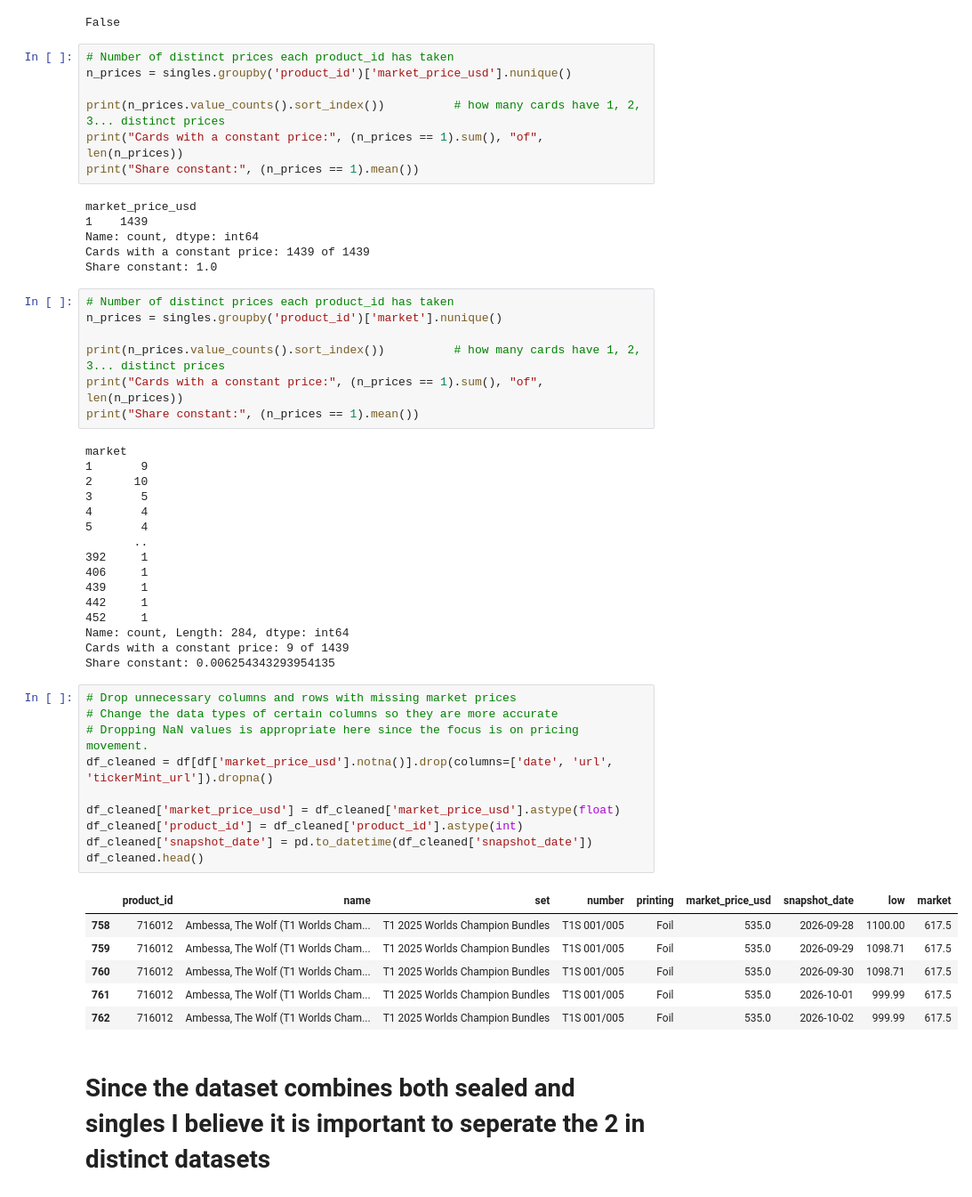
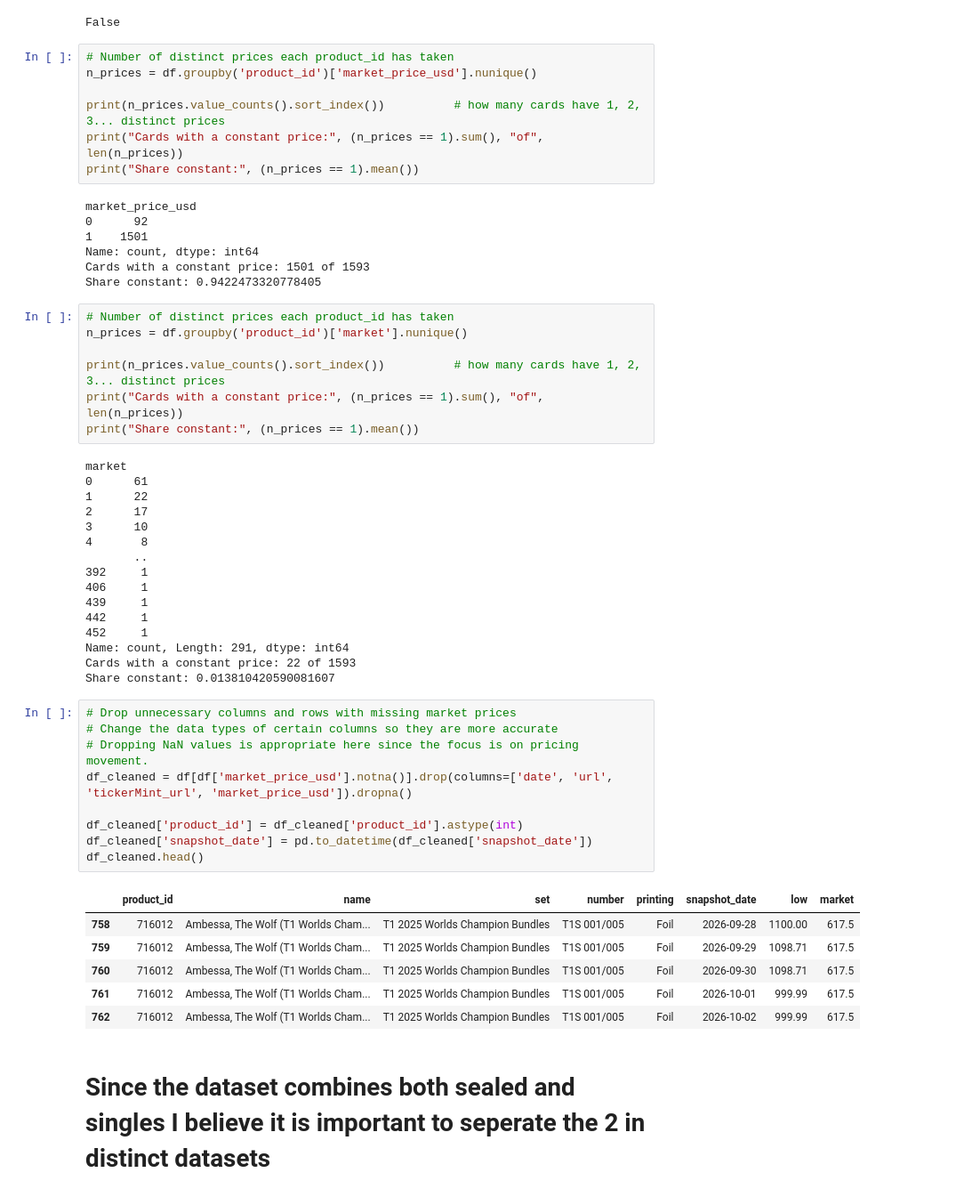
Before and after one commit to Ashalo/Collectible-Card-Market-Analysis, a Jupyter notebook: main.ipynb, the cells around one changed output. Shown at 89% size. Drawn from its saved outputs; the diff is of its cells as text.

```diff
--- a/main.ipynb
+++ b/main.ipynb
@@ -86,57 +86,57 @@ print(df['market_price_usd'].equals(df['market']))
 False
 # %%
 # Number of distinct prices each product_id has taken
-n_prices = singles.groupby('product_id')['market_price_usd'].nunique()
+n_prices = df.groupby('product_id')['market_price_usd'].nunique()
 
 print(n_prices.value_counts().sort_index())          # how many cards have 1, 2, 3... distinct prices
 print("Cards with a constant price:", (n_prices == 1).sum(), "of", len(n_prices))
 print("Share constant:", (n_prices == 1).mean())
 # %% [output]
 market_price_usd
-1    1439
+0      92
+1    1501
 Name: count, dtype: int64
-Cards with a constant price: 1439 of 1439
-Share constant: 1.0
+Cards with a constant price: 1501 of 1593
+Share constant: 0.9422473320778405
 # %%
 # Number of distinct prices each product_id has taken
-n_prices = singles.groupby('product_id')['market'].nunique()
+n_prices = df.groupby('product_id')['market'].nunique()
 
 print(n_prices.value_counts().sort_index())          # how many cards have 1, 2, 3... distinct prices
 print("Cards with a constant price:", (n_prices == 1).sum(), "of", len(n_prices))
 print("Share constant:", (n_prices == 1).mean())
 # %% [output]
 market
-1       9
-2      10
-3       5
-4       4
-5       4
+0      61
+1      22
+2      17
+3      10
+4       8
        ..
 392     1
 406     1
 439     1
 442     1
 452     1
-Name: count, Length: 284, dtype: int64
-Cards with a constant price: 9 of 1439
-Share constant: 0.006254343293954135
+Name: count, Length: 291, dtype: int64
+Cards with a constant price: 22 of 1593
+Share constant: 0.013810420590081607
 # %%
 # Drop unnecessary columns and rows with missing market prices
 # Change the data types of certain columns so they are more accurate
 # Dropping NaN values is appropriate here since the focus is on pricing movement.
-df_cleaned = df[df['market_price_usd'].notna()].drop(columns=['date', 'url', 'tickerMint_url']).dropna()
+df_cleaned = df[df['market_price_usd'].notna()].drop(columns=['date', 'url', 'tickerMint_url', 'market_price_usd']).dropna()
 
-df_cleaned['market_price_usd'] = df_cleaned['market_price_usd'].astype(float)
 df_cleaned['product_id'] = df_cleaned['product_id'].astype(int)
 df_cleaned['snapshot_date'] = pd.to_datetime(df_cleaned['snapshot_date'])
 df_cleaned.head()
 # %% [output]
-|  | product_id | name | set | number | printing | market_price_usd | snapshot_date | low | market |
-| 758 | 716012 | Ambessa, The Wolf (T1 Worlds Cham... | T1 2025 Worlds Champion Bundles | T1S 001/005 | Foil | 535.0 | 2026-09-28 | 1100.00 | 617.5 |
-| 759 | 716012 | Ambessa, The Wolf (T1 Worlds Cham... | T1 2025 Worlds Champion Bundles | T1S 001/005 | Foil | 535.0 | 2026-09-29 | 1098.71 | 617.5 |
-| 760 | 716012 | Ambessa, The Wolf (T1 Worlds Cham... | T1 2025 Worlds Champion Bundles | T1S 001/005 | Foil | 535.0 | 2026-09-30 | 1098.71 | 617.5 |
-| 761 | 716012 | Ambessa, The Wolf (T1 Worlds Cham... | T1 2025 Worlds Champion Bundles | T1S 001/005 | Foil | 535.0 | 2026-10-01 | 999.99 | 617.5 |
-| 762 | 716012 | Ambessa, The Wolf (T1 Worlds Cham... | T1 2025 Worlds Champion Bundles | T1S 001/005 | Foil | 535.0 | 2026-10-02 | 999.99 | 617.5 |
+|  | product_id | name | set | number | printing | snapshot_date | low | market |
+| 758 | 716012 | Ambessa, The Wolf (T1 Worlds Cham... | T1 2025 Worlds Champion Bundles | T1S 001/005 | Foil | 2026-09-28 | 1100.00 | 617.5 |
+| 759 | 716012 | Ambessa, The Wolf (T1 Worlds Cham... | T1 2025 Worlds Champion Bundles | T1S 001/005 | Foil | 2026-09-29 | 1098.71 | 617.5 |
+| 760 | 716012 | Ambessa, The Wolf (T1 Worlds Cham... | T1 2025 Worlds Champion Bundles | T1S 001/005 | Foil | 2026-09-30 | 1098.71 | 617.5 |
+| 761 | 716012 | Ambessa, The Wolf (T1 Worlds Cham... | T1 2025 Worlds Champion Bundles | T1S 001/005 | Foil | 2026-10-01 | 999.99 | 617.5 |
+| 762 | 716012 | Ambessa, The Wolf (T1 Worlds Cham... | T1 2025 Worlds Champion Bundles | T1S 001/005 | Foil | 2026-10-02 | 999.99 | 617.5 |
 # %% [markdown]
 # Since the dataset combines both sealed and singles I believe it is important to seperate the 2 in distinct datasets
 # %%
```
Also changed, not shown: parts of 14 cells of this notebook.
